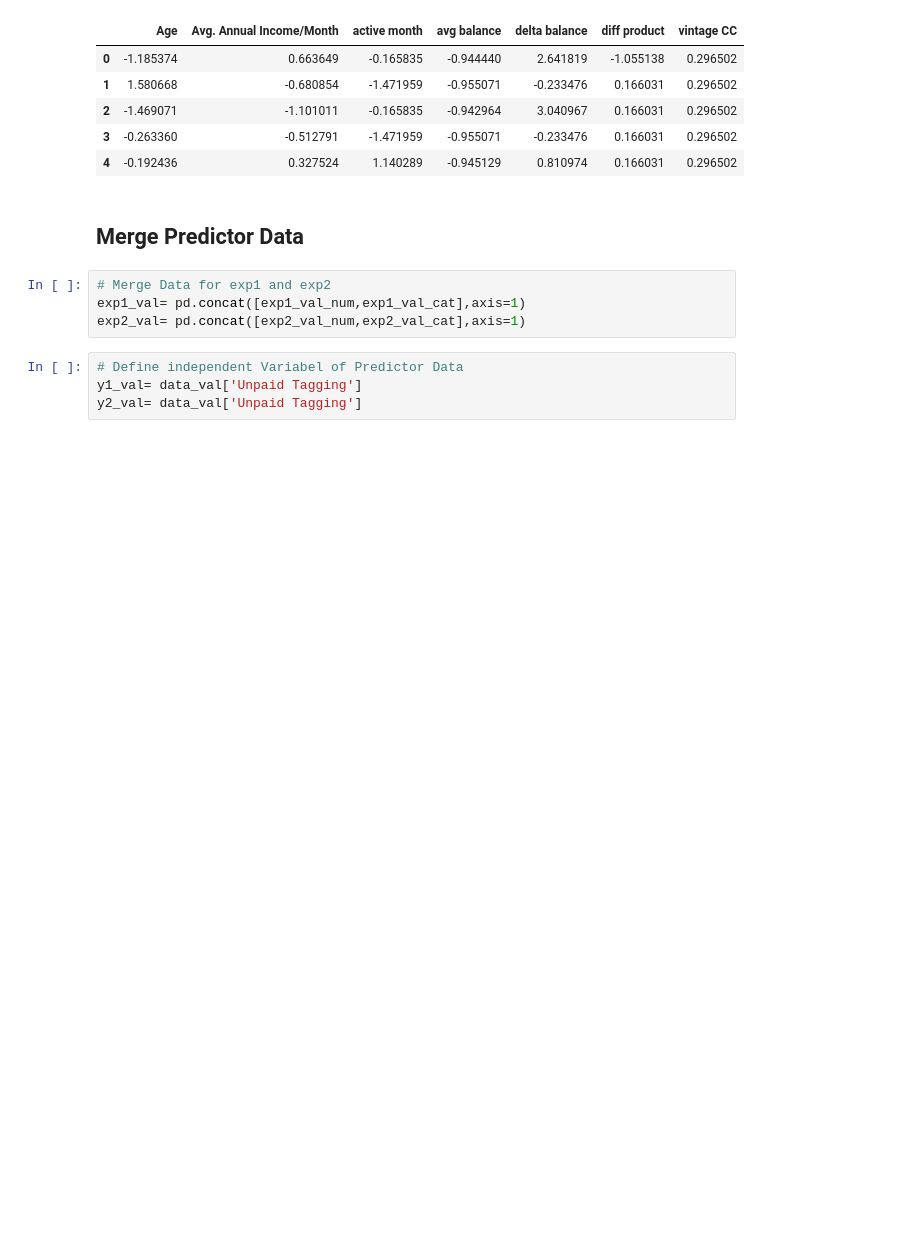
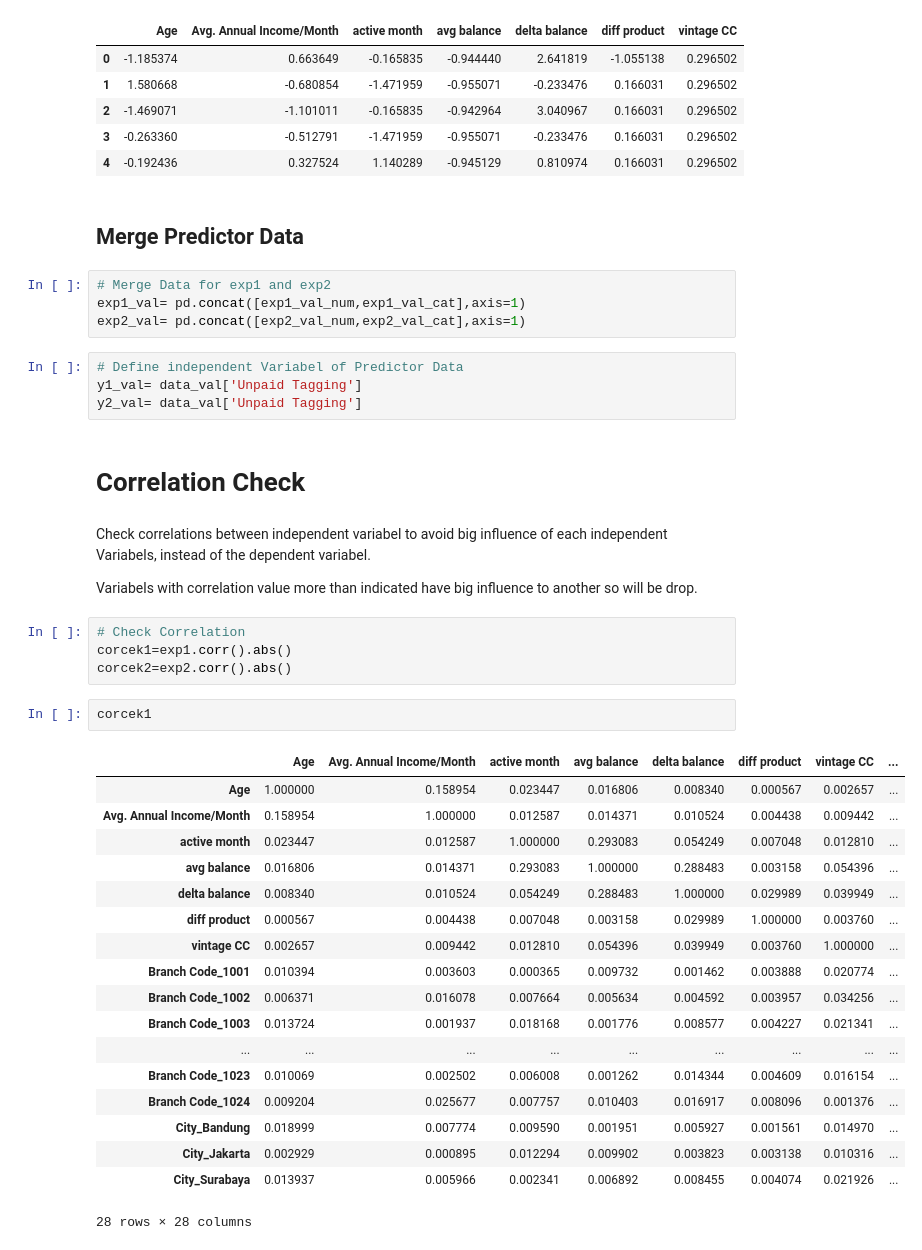
Before and after one commit to enthokz/Prediction-Model-Exercise, a Jupyter notebook: Prediction_Model_Exercise.ipynb, the cells around one changed output. Saved outputs shown, nothing was run; the diff lists cells and outputs as text; blank space fills up the shorter version.

```diff
--- a/Prediction_Model_Exercise.ipynb
+++ b/Prediction_Model_Exercise.ipynb
@@ -849,3 +849,35 @@ exp2_val= pd.concat([exp2_val_num,exp2_val_cat],axis=1)
 # Define independent Variabel of Predictor Data
 y1_val= data_val['Unpaid Tagging']
 y2_val= data_val['Unpaid Tagging']
+# %% [markdown]
+# **Correlation Check**
+# %% [markdown]
+Check correlations between independent variabel to avoid big influence of each independent Variabels, instead of the dependent variabel.
+
+
+ Variabels with correlation value more than indicated have big influence to another so will be drop.
+# %%
+# Check Correlation
+corcek1=exp1.corr().abs()
+corcek2=exp2.corr().abs()
+# %%
+corcek1
+# %% [output]
+|  | Age | Avg. Annual Income/Month | active month | avg balance | delta balance | diff product | vintage CC | ... |
+| Age | 1.000000 | 0.158954 | 0.023447 | 0.016806 | 0.008340 | 0.000567 | 0.002657 | ... |
+| Avg. Annual Income/Month | 0.158954 | 1.000000 | 0.012587 | 0.014371 | 0.010524 | 0.004438 | 0.009442 | ... |
+| active month | 0.023447 | 0.012587 | 1.000000 | 0.293083 | 0.054249 | 0.007048 | 0.012810 | ... |
+| avg balance | 0.016806 | 0.014371 | 0.293083 | 1.000000 | 0.288483 | 0.003158 | 0.054396 | ... |
+| delta balance | 0.008340 | 0.010524 | 0.054249 | 0.288483 | 1.000000 | 0.029989 | 0.039949 | ... |
+| diff product | 0.000567 | 0.004438 | 0.007048 | 0.003158 | 0.029989 | 1.000000 | 0.003760 | ... |
+| vintage CC | 0.002657 | 0.009442 | 0.012810 | 0.054396 | 0.039949 | 0.003760 | 1.000000 | ... |
+| Branch Code_1001 | 0.010394 | 0.003603 | 0.000365 | 0.009732 | 0.001462 | 0.003888 | 0.020774 | ... |
+| Branch Code_1002 | 0.006371 | 0.016078 | 0.007664 | 0.005634 | 0.004592 | 0.003957 | 0.034256 | ... |
+| Branch Code_1003 | 0.013724 | 0.001937 | 0.018168 | 0.001776 | 0.008577 | 0.004227 | 0.021341 | ... |
+| ... | ... | ... | ... | ... | ... | ... | ... | ... |
+| Branch Code_1023 | 0.010069 | 0.002502 | 0.006008 | 0.001262 | 0.014344 | 0.004609 | 0.016154 | ... |
+| Branch Code_1024 | 0.009204 | 0.025677 | 0.007757 | 0.010403 | 0.016917 | 0.008096 | 0.001376 | ... |
+| City_Bandung | 0.018999 | 0.007774 | 0.009590 | 0.001951 | 0.005927 | 0.001561 | 0.014970 | ... |
+| City_Jakarta | 0.002929 | 0.000895 | 0.012294 | 0.009902 | 0.003823 | 0.003138 | 0.010316 | ... |
+| City_Surabaya | 0.013937 | 0.005966 | 0.002341 | 0.006892 | 0.008455 | 0.004074 | 0.021926 | ... |
+28 rows × 28 columns
```
Also changed, not shown: parts of 26 cells of this notebook.
